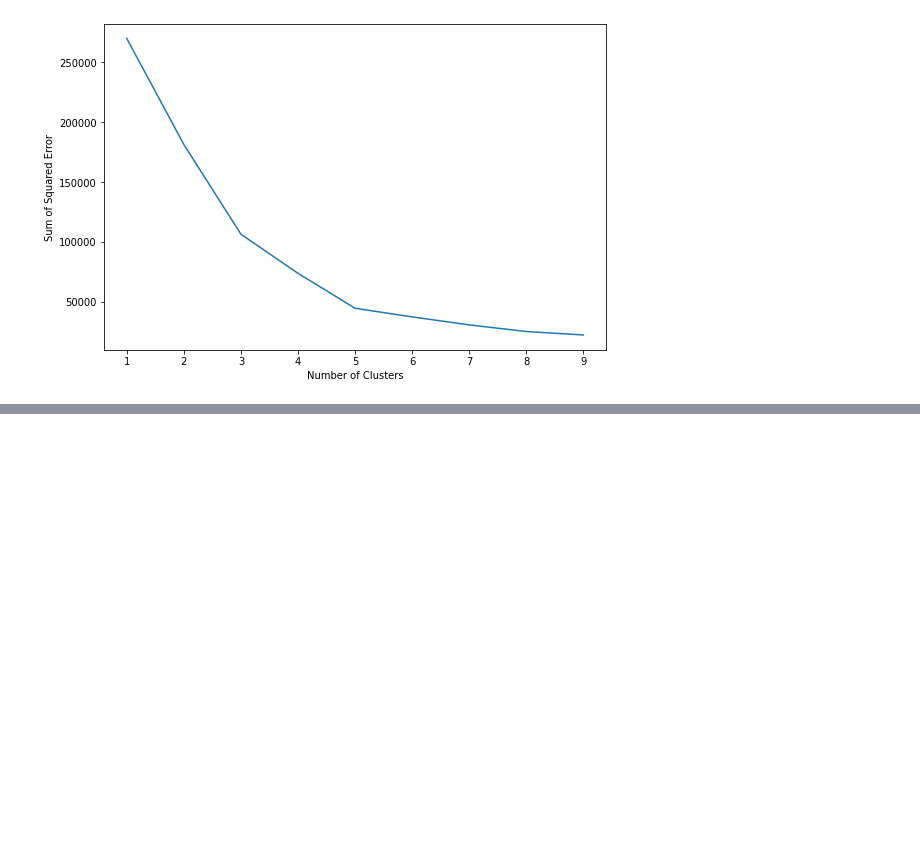
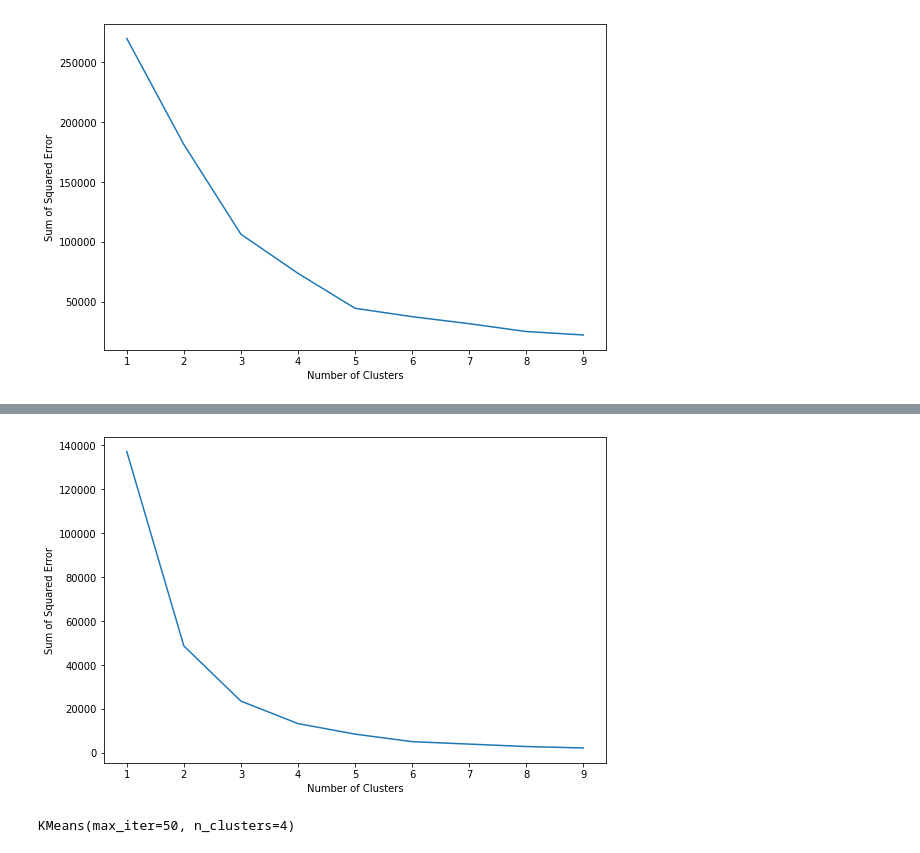
Before and after one commit to SiddheshDhinge/ML, a Jupyter notebook: ex5 - K means/KMeans learning.ipynb, the cells around one changed output, grey strips where cells are left out. Cells and saved outputs as stored; diff of their text form; code cells hidden in the pictures; blank space fills up the shorter version.

```diff
--- a/ex5 - K means/KMeans learning.ipynb
+++ b/ex5 - K means/KMeans learning.ipynb
@@ -85,0 +86,19 @@ plt.show()
+# %%
+sse = {}
+for k in range(1, 10):
+    model = KMeans(n_clusters=k, max_iter=50)
+    model.fit(X[['Annual Income (k$)']])
+    sse[k] = model.inertia_
+
+plt.figure(figsize = (9*1, 6*1))
+plt.plot(list(sse.keys()), list(sse.values()))
+plt.xlabel('Number of Clusters')
+plt.ylabel('Sum of Squared Error')
+plt.show()
+# %% [output]
+[figure, added]
+# %%
+model = KMeans(n_clusters=4, max_iter=50)
+model.fit(X[['Annual Income (k$)']])
+# %% [output]
+KMeans(max_iter=50, n_clusters=4)
```
Also changed, not shown: parts of 5 cells of this notebook, 20 other files.
